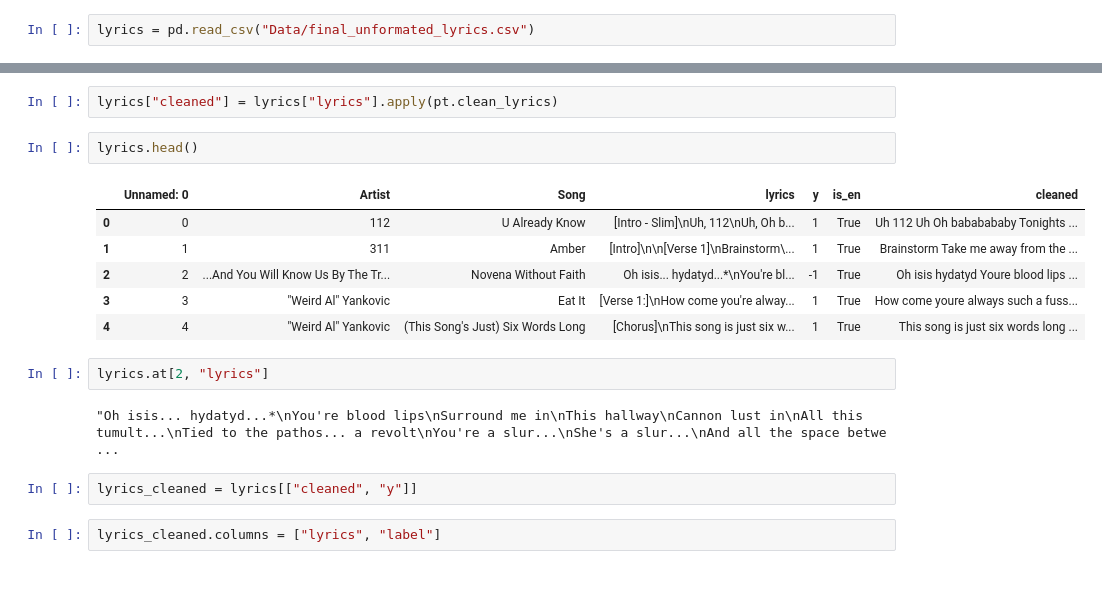
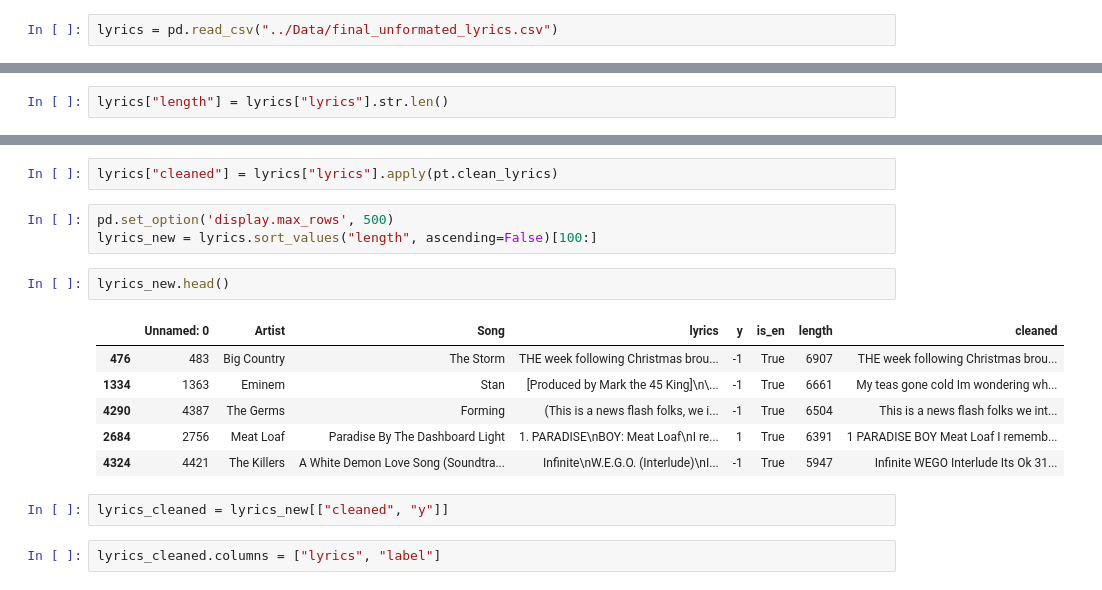
Before and after one commit to PhilipEkfeldt/PoetryEmotionClassification, a Jupyter notebook: preprocessing/lyrics_cleaning.ipynb, the cells around one changed output, grey strips where cells are left out. Drawn from its saved outputs; the diff is of its cells as text.

Commit message:
Fixed lyrics pipeline

```diff
--- a/preprocessing/lyrics_cleaning.ipynb
+++ b/preprocessing/lyrics_cleaning.ipynb
@@ -3,4 +3,4 @@ import preprocessing.preprocess_tools as pt
 # %%
 import pandas as pd
 # %%
-lyrics = pd.read_csv("Data/final_unformated_lyrics.csv")
+lyrics = pd.read_csv("../Data/final_unformated_lyrics.csv")
@@ -16,3 +7,5 @@ lyrics.head()
+# %%
+lyrics["length"] = lyrics["lyrics"].str.len()
 # %%
 ## for some reason the lyric for this one was a Karl Marx chapter... Copied manually from Genius instead
 lyrics.at[4869, "lyrics"] = "[Verse 1] \
@@ -87,20 +80,19 @@ Everyone's taking everything they can\
 Everything they can"
 # %%
 lyrics["cleaned"] = lyrics["lyrics"].apply(pt.clean_lyrics)
+# %%
+pd.set_option('display.max_rows', 500)
+lyrics_new = lyrics.sort_values("length", ascending=False)[100:]
 # %%
-lyrics.head()
+lyrics_new.head()
 # %% [output]
-|  | Unnamed: 0 | Artist | Song | lyrics | y | is_en | cleaned |
-| 0 | 0 | 112 | U Already Know | [Intro - Slim]\nUh, 112\nUh, Oh b... | 1 | True | Uh 112 Uh Oh bababababy Tonights ... |
-| 1 | 1 | 311 | Amber | [Intro]\n\n[Verse 1]\nBrainstorm\... | 1 | True | Brainstorm Take me away from the ... |
-| 2 | 2 | ...And You Will Know Us By The Tr... | Novena Without Faith | Oh isis... hydatyd...*\nYou're bl... | -1 | True | Oh isis hydatyd Youre blood lips ... |
-| 3 | 3 | "Weird Al" Yankovic | Eat It | [Verse 1:]\nHow come you're alway... | 1 | True | How come youre always such a fuss... |
-| 4 | 4 | "Weird Al" Yankovic | (This Song's Just) Six Words Long | [Chorus]\nThis song is just six w... | 1 | True | This song is just six words long ... |
+|  | Unnamed: 0 | Artist | Song | lyrics | y | is_en | length | cleaned |
+| 476 | 483 | Big Country | The Storm | THE week following Christmas brou... | -1 | True | 6907 | THE week following Christmas brou... |
+| 1334 | 1363 | Eminem | Stan | [Produced by Mark the 45 King]\n\... | -1 | True | 6661 | My teas gone cold Im wondering wh... |
+| 4290 | 4387 | The Germs | Forming | (This is a news flash folks, we i... | -1 | True | 6504 | This is a news flash folks we int... |
+| 2684 | 2756 | Meat Loaf | Paradise By The Dashboard Light | 1. PARADISE\nBOY: Meat Loaf\nI re... | 1 | True | 6391 | 1 PARADISE BOY Meat Loaf I rememb... |
+| 4324 | 4421 | The Killers | A White Demon Love Song (Soundtra... | Infinite\nW.E.G.O. (Interlude)\nI... | -1 | True | 5947 | Infinite WEGO Interlude Its Ok 31... |
-# %%
-lyrics.at[2, "lyrics"]
-# %% [output]
-"Oh isis... hydatyd...*\nYou're blood lips\nSurround me in\nThis hallway\nCannon lust in\nAll this tumult...\nTied to the pathos... a revolt\nYou're a slur...\nShe's a slur...\nAnd all the space betwe ...
 # %%
-lyrics_cleaned = lyrics[["cleaned", "y"]]
+lyrics_cleaned = lyrics_new[["cleaned", "y"]]
 # %%
 lyrics_cleaned.columns = ["lyrics", "label"]
```
Also changed, not shown: parts of 5 cells of this notebook, 5 other files.
